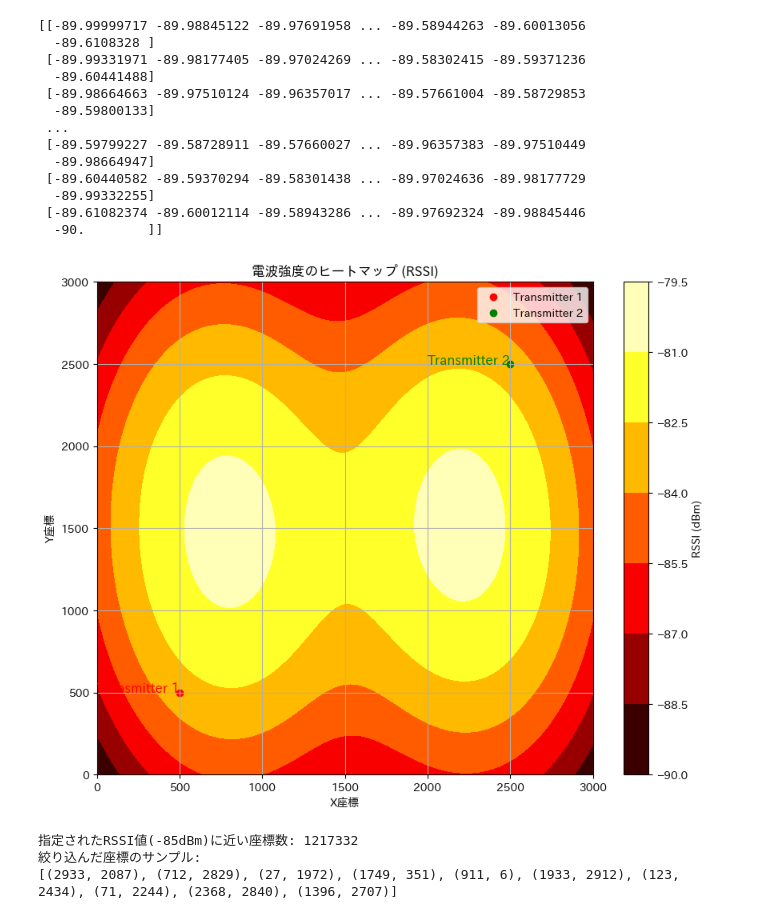
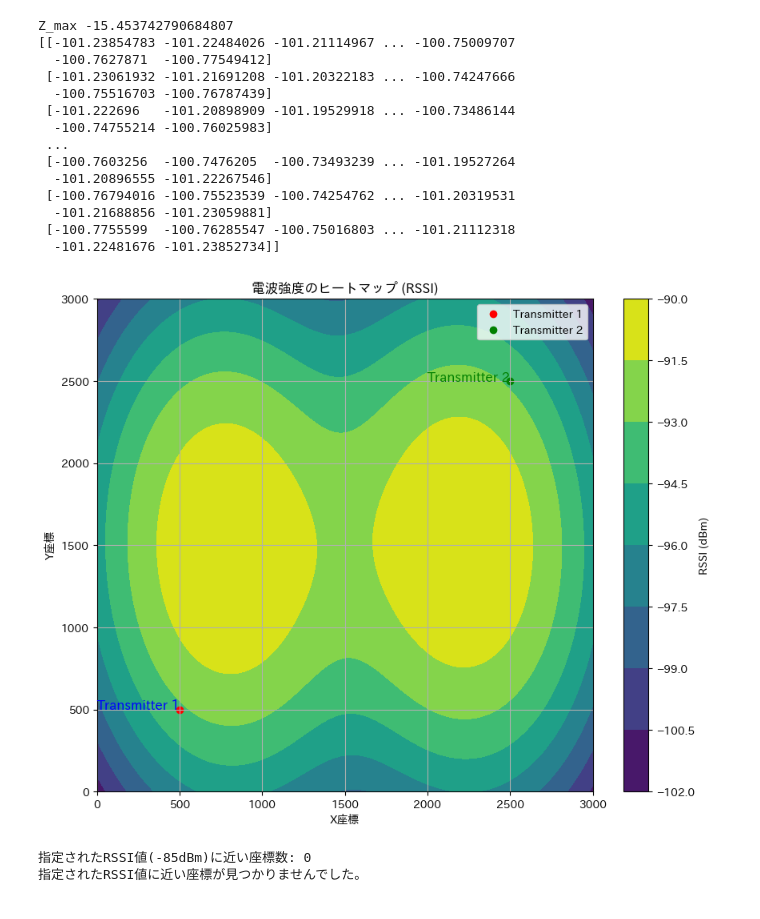
Before and after one commit to karasuneo/practice-gmm, a Jupyter notebook: floor_heatmap.ipynb, the cells around one changed output. Cells and saved outputs as stored; diff of their text form; code cells hidden in the pictures.

```diff
--- a/floor_heatmap.ipynb
+++ b/floor_heatmap.ipynb
@@ -13,8 +14,8 @@ X, Y = np.meshgrid(x, y)
 transmitter_1 = [500, 500]  # 端末1の平均 (中心座標)
 transmitter_2 = [2500, 2500]  # 端末2の平均 (中心座標)
 
-covariance_matrix_1 = [[1, 0], [0, 1]]  # 端末1の共分散行列
-covariance_matrix_2 = [[0, 1], [0, 1]]  # 端末2の共分散行列
+covariance_matrix_1 = [[500000, 0], [0, 500000]]  # 端末1の共分散行列
+covariance_matrix_2 = [[500000, 0], [0, 500000]]  # 端末2の共分散行列
 weights = [0.5, 0.5]  # GMMの重み
 
 # ガウス混合モデルを初期化
@@ -26,35 +27,39 @@ gmm.covariances_init = np.array([covariance_matrix_1, covariance_matrix_2])
 gmm.fit(np.column_stack((X.ravel(), Y.ravel())))
 
 # 各座標点での電波強度を計算
-Z = -gmm.score_samples(np.column_stack((X.ravel(), Y.ravel())))
+Z = gmm.score_samples(np.column_stack((X.ravel(), Y.ravel())))
 Z = Z.reshape(X.shape)
 
 # Zの最大値を取得
 Z_max = np.max(Z)
 
+print("Z_max",Z_max)
+
 # 実際のRSSI値にスケーリング (例: -30dBm から -90dBm の範囲)
-RSSI_max = -30  # dBm
-RSSI_min = -90  # dBm
+RSSI_max = -90  # dBm
+RSSI_min = -30  # dBm
 
 # 正規化された Z を実際のRSSI値にスケーリング
 # 中心に近づくほどRSSIが大きく（0に近く）、外側に行くほど小さく（負の値が大きく）なるようにする
-RSSI = RSSI_max + (Z / Z_max) * (RSSI_min - RSSI_max)
+RSSI = RSSI_min + (Z / Z_max) * (RSSI_max - RSSI_min)
+
 
 print(RSSI)
 # %% [output]
-[[-89.99999717 -89.98845122 -89.97691958 ... -89.58944263 -89.60013056
-  -89.6108328 ]
- [-89.99331971 -89.98177405 -89.97024269 ... -89.58302415 -89.59371236
-  -89.60441488]
- [-89.98664663 -89.97510124 -89.96357017 ... -89.57661004 -89.58729853
-  -89.59800133]
+Z_max -15.453742790684807
+[[-101.23854783 -101.22484026 -101.21114967 ... -100.75009707
+  -100.7627871  -100.77549412]
+ [-101.23061932 -101.21691208 -101.20322183 ... -100.74247666
+  -100.75516703 -100.76787439]
+ [-101.222696   -101.20898909 -101.19529918 ... -100.73486144
+  -100.74755214 -100.76025983]
  ...
- [-89.59799227 -89.58728911 -89.57660027 ... -89.96357383 -89.97510449
-  -89.98664947]
- [-89.60440582 -89.59370294 -89.58301438 ... -89.97024636 -89.98177729
-  -89.99332255]
- [-89.61082374 -89.60012114 -89.58943286 ... -89.97692324 -89.98845446
-  -90.        ]]
+ [-100.7603256  -100.7476205  -100.73493239 ... -101.19527264
+  -101.20896555 -101.22267546]
+ [-100.76794016 -100.75523539 -100.74254762 ... -101.20319531
+  -101.21688856 -101.23059881]
+ [-100.7755599  -100.76285547 -100.75016803 ... -101.21112318
+  -101.22481676 -101.23852734]]
 # %%
 # 指定されたRSSI値の座標を絞り込む
 target_RSSI = -85  # 絞り込みたいRSSI値 (例: -60dBm)
@@ -75,7 +80,7 @@ unique_coordinates = list(set(rounded_coordinates))
 
 # プロット
 plt.figure(figsize=(10, 8))
-plt.contourf(X, Y, RSSI, cmap="hot")
+plt.contourf(X, Y, RSSI, cmap="viridis")
 plt.colorbar(label="RSSI (dBm)")
 
 plt.scatter(
@@ -87,35 +92,34 @@ plt.scatter(
 plt.text(
     transmitter_1[0],
     transmitter_1[1],
     "Transmitter 1",
-    color="red",
+    color="blue",
     fontsize=12,
     ha="right",
 )
 plt.text(
     transmitter_2[0],
     transmitter_2[1],
     "Transmitter 2",
     color="green",
     fontsize=12,
     ha="right",
 )
 plt.xlabel("X座標")
 plt.ylabel("Y座標")
 plt.title("電波強度のヒートマップ (RSSI)")
 plt.legend()
 plt.grid(True)
 plt.show()
 
 # 絞り込んだ座標の表示
 print(f"指定されたRSSI値({target_RSSI}dBm)に近い座標数: {len(unique_coordinates)}")
 if len(unique_coordinates) > 0:
     print("絞り込んだ座標のサンプル:")
     print(unique_coordinates[:10])  # 最初の10個を表示
 else:
     print("指定されたRSSI値に近い座標が見つかりませんでした。")
 # %% [output]
-[figure, old version]
+[figure, new version]
-指定されたRSSI値(-85dBm)に近い座標数: 1217332
-絞り込んだ座標のサンプル:
-[(2933, 2087), (712, 2829), (27, 1972), (1749, 351), (911, 6), (1933, 2912), (123, 2434), (71, 2244), (2368, 2840), (1396, 2707)]
+指定されたRSSI値(-85dBm)に近い座標数: 0
+指定されたRSSI値に近い座標が見つかりませんでした。
```
Also changed, not shown: parts of 2 cells of this notebook, 2 other files.
